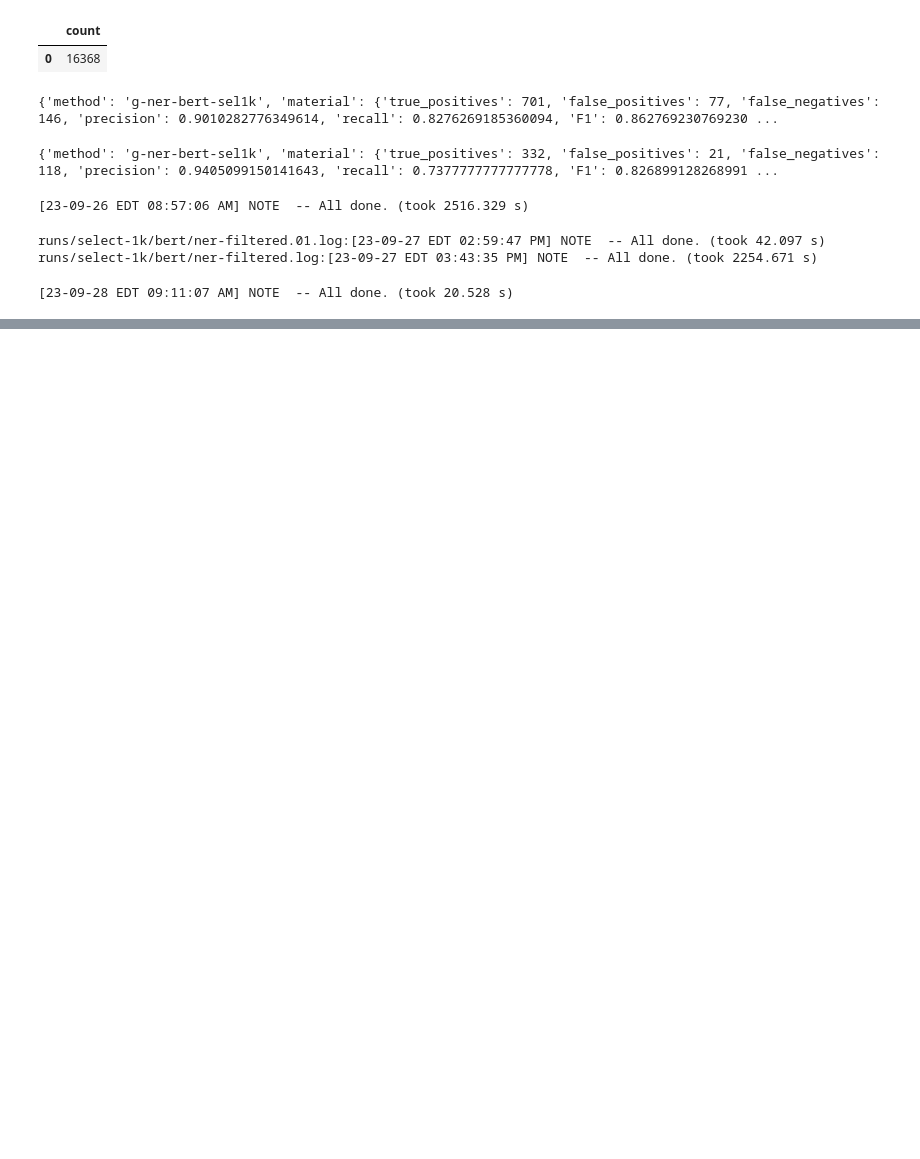
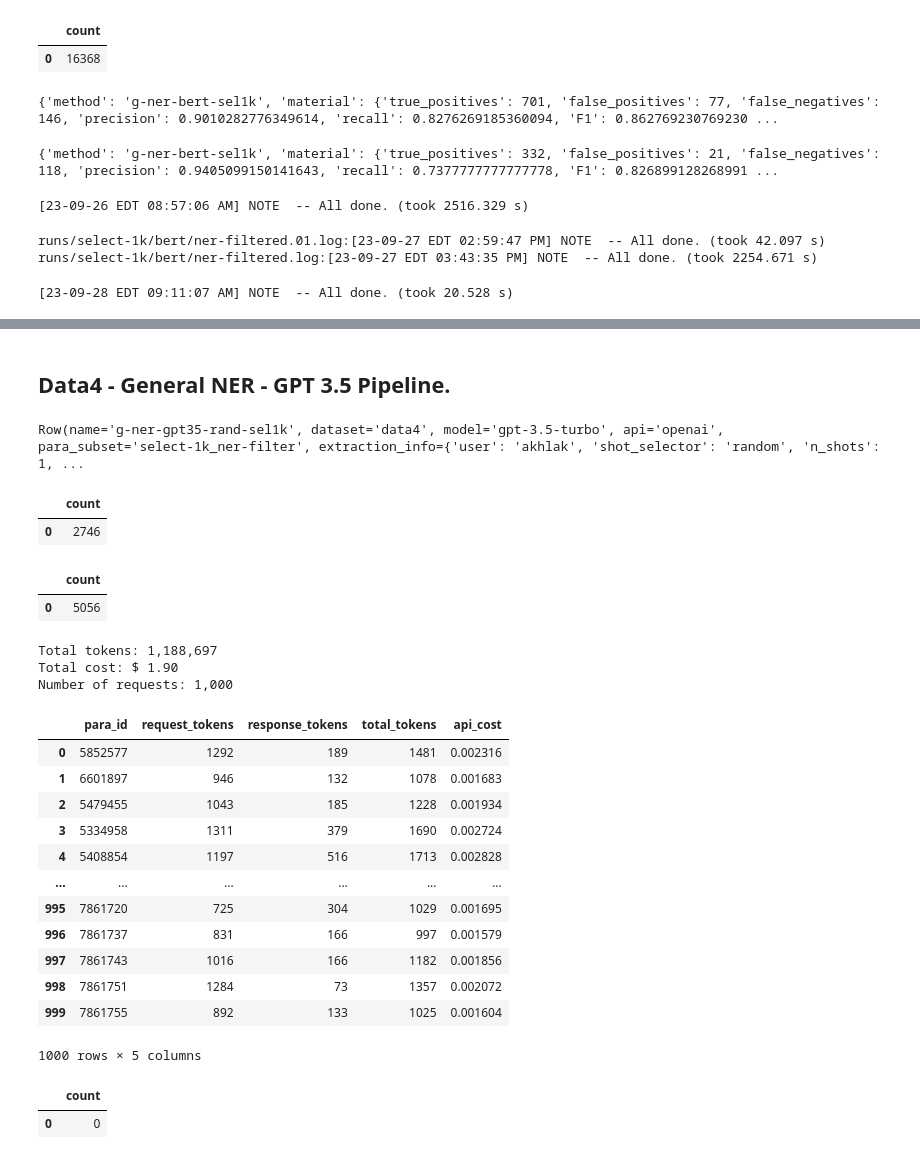
Before and after one commit to Ramprasad-Group/PromptDataExtraction, a Jupyter notebook: notebooks/Analyze-Select-1k.ipynb, the cells around one changed output, grey strips where cells are left out. Drawn from its saved outputs; the diff is of its cells as text; code cells hidden in the pictures; blank space fills up the shorter version.

```diff
--- a/notebooks/Analyze-Select-1k.ipynb
+++ b/notebooks/Analyze-Select-1k.ipynb
@@ -152,0 +242,70 @@ str(datetime.timedelta(seconds = 2516 + 42 + 2254 + 20))
+# %% [markdown]
+## Data4 - General NER - GPT 3.5 Pipeline.
+# %%
+method = postgres.raw_sql("""
+    Select * From extraction_methods Where dataset = 'data4';
+""")[0]
+method
+# %% [output]
+Row(name='g-ner-gpt35-rand-sel1k', dataset='data4', model='gpt-3.5-turbo', api='openai', para_subset='select-1k_ner-filter', extraction_info={'user': 'akhlak', 'shot_selector': 'random', 'n_shots': 1, ...
+# %%
+# Number of materials extracted.
+execute("""
+        SELECT count(*) FROM extracted_materials em
+        WHERE em.method_id = :mid;
+
+        """, mid=method.id)
+# %% [output]
+|  | count |
+| 0 | 2746 |
+# %%
+# Number of properties extracted.
+execute("""
+        SELECT count(*) FROM extracted_properties ep
+        WHERE ep.method_id = :mid;
+
+        """, mid=method.id)
+# %% [output]
+|  | count |
+| 0 | 5056 |
+# %%
+# Number of tokens.
+df = execute("""
+             SELECT para_id, request_tokens, response_tokens, request_tokens + response_tokens AS total_tokens
+             FROM  api_requests ar WHERE ar.method_id = :mid;
+
+             """, mid=method.id)
+
+df['api_cost'] = (0.0015 * df['request_tokens'] + 0.002 * df['response_tokens']) / 1000
+
+print(f"Total tokens: {df['total_tokens'].sum():,}")
+print(f"Total cost: $ {df['api_cost'].sum():.2f}")
+print(f"Number of requests: {df.shape[0]:,}")
+df
+# %% [output]
+Total tokens: 1,188,697
+Total cost: $ 1.90
+Number of requests: 1,000
+|  | para_id | request_tokens | response_tokens | total_tokens | api_cost |
+| 0 | 5852577 | 1292 | 189 | 1481 | 0.002316 |
+| 1 | 6601897 | 946 | 132 | 1078 | 0.001683 |
+| 2 | 5479455 | 1043 | 185 | 1228 | 0.001934 |
+| 3 | 5334958 | 1311 | 379 | 1690 | 0.002724 |
+| 4 | 5408854 | 1197 | 516 | 1713 | 0.002828 |
+| ... | ... | ... | ... | ... | ... |
+| 995 | 7861720 | 725 | 304 | 1029 | 0.001695 |
+| 996 | 7861737 | 831 | 166 | 997 | 0.001579 |
+| 997 | 7861743 | 1016 | 166 | 1182 | 0.001856 |
+| 998 | 7861751 | 1284 | 73 | 1357 | 0.002072 |
+| 999 | 7861755 | 892 | 133 | 1025 | 0.001604 |
+1000 rows × 5 columns
+# %%
+# Number of failed requests
+execute("""
+        SELECT count(*) FROM api_requests ar
+        WHERE ar.method_id = :mid AND status != 'ok';
+
+        """, mid=method.id)
+# %% [output]
+|  | count |
+| 0 | 0 |
```
Also changed, not shown: parts of 14 cells of this notebook.
